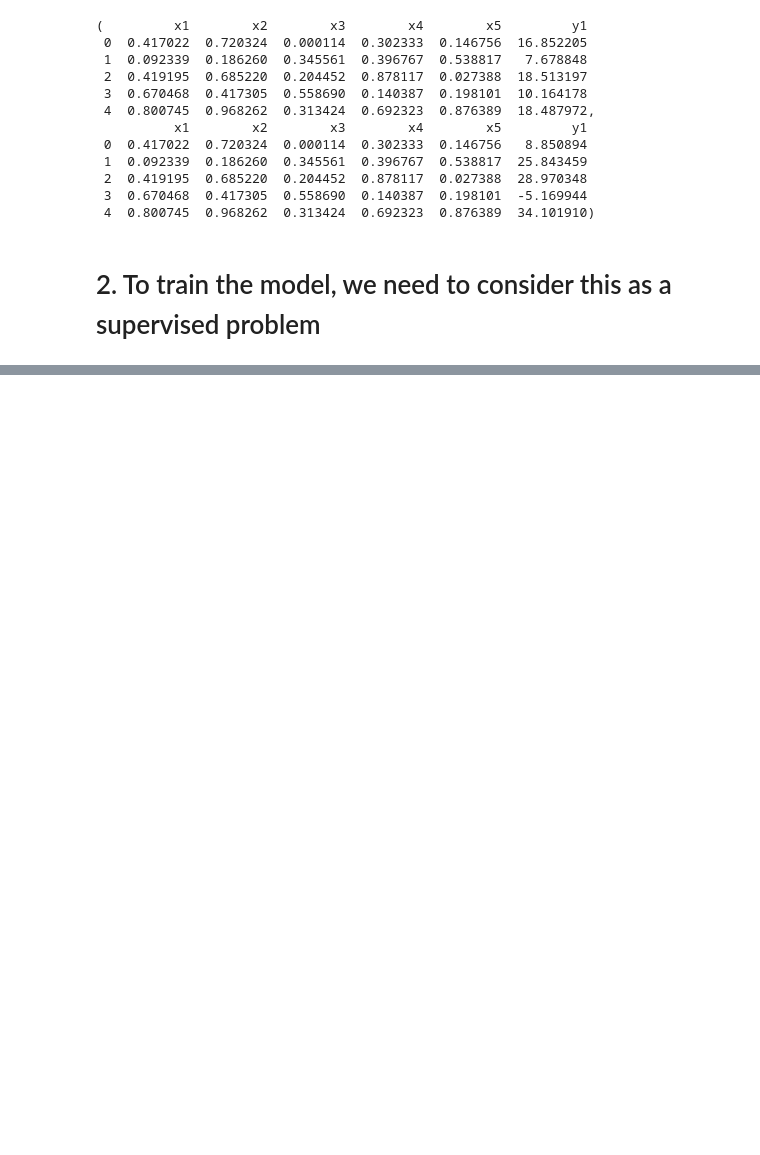
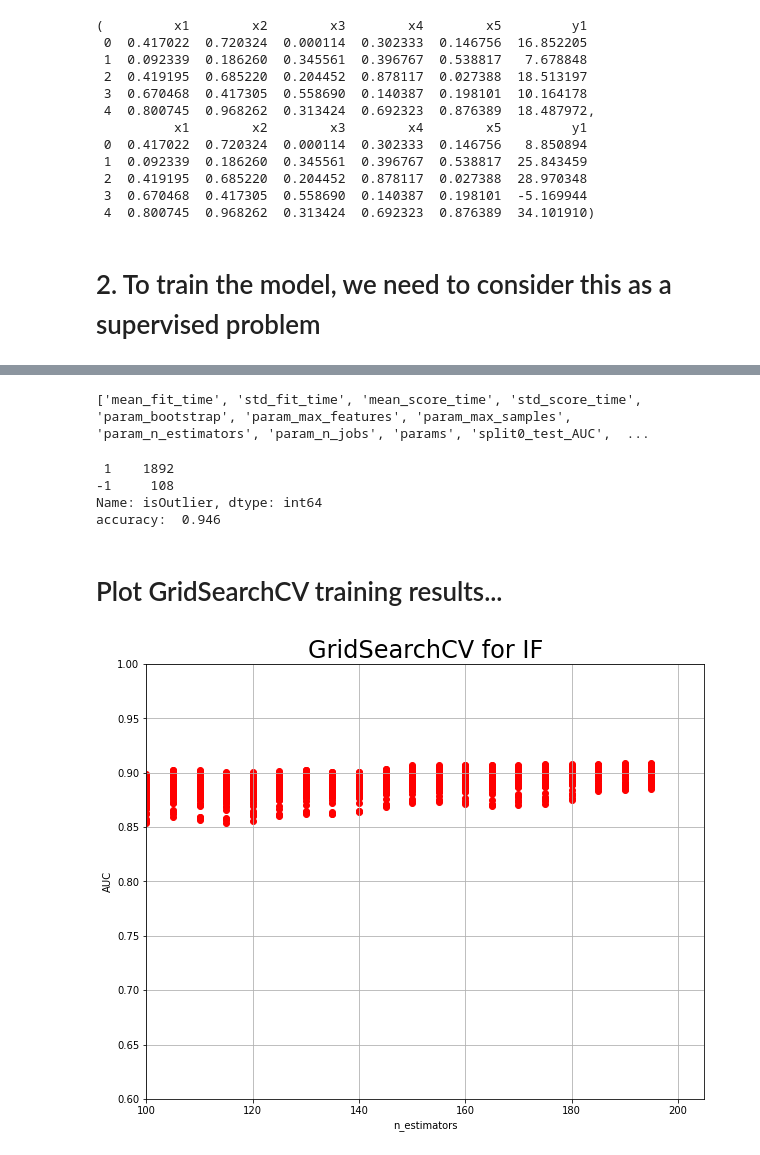
Before and after one commit to avyasharma/Skunkworks-iForests, a Jupyter notebook: FriedmanIsoForest.ipynb, the cells around one changed output, grey strips where cells are left out. Drawn from its saved outputs; the diff is of its cells as text; code cells hidden in the pictures; blank space fills up the shorter version.

```diff
--- a/FriedmanIsoForest.ipynb
+++ b/FriedmanIsoForest.ipynb
@@ -147,0 +199,4 @@ print(clf.best_params_)
+# %%
+print([x for x in results.cv_results_])
+# %% [output]
+['mean_fit_time', 'std_fit_time', 'mean_score_time', 'std_score_time', 'param_bootstrap', 'param_max_features', 'param_max_samples', 'param_n_estimators', 'param_n_jobs', 'params', 'split0_test_AUC',  ...
@@ -147,0 +208,31 @@ print(clf.best_params_)
+# %%
+outcomes = pd.DataFrame(y_pred, columns=['isOutlier'])['isOutlier'].value_counts()
+print(outcomes)
+print( "accuracy: " , outcomes[1] / sum(outcomes))
+# %% [output]
+ 1    1892
+-1     108
+Name: isOutlier, dtype: int64
+accuracy:  0.946
+# %% [markdown]
+# Plot GridSearchCV training results...
+# %%
+
+plt.figure(figsize=(10,8))
+plt.title("GridSearchCV for IF", fontsize=24)
+
+plt.xlabel("n_estimators")
+plt.ylabel("AUC")
+plt.grid()
+x_min=100
+x_max=205
+y_min = 0.6
+y_max = 1.0
+ax = plt.axes()
+ax.set_xlim(x_min, x_max)
+ax.set_ylim(y_min, y_max)
+# for n_est,auc in zip(results.cv_results_['param_n_estimators'],results.cv_results_['mean_test_AUC']):
+#     print(n_est,auc)
+ax.scatter(list(results.cv_results_['param_n_estimators']),list(results.cv_results_['mean_test_AUC']), color = 'red');
+# %% [output]
+[figure, added]
```
Also changed, not shown: parts of 12 cells of this notebook.
